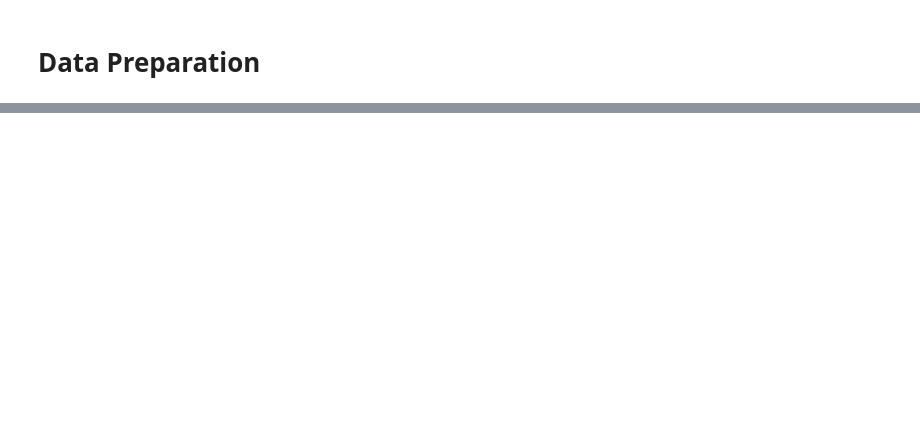
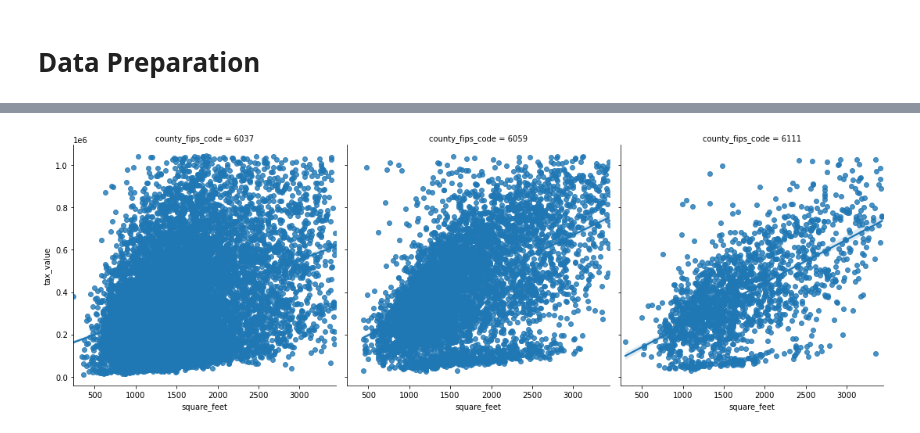
Before and after one commit to aliciag92/regression-project, a Jupyter notebook: zillow-report.ipynb, the cells around one changed output, grey strips where cells are left out. Saved outputs shown, nothing was run; the diff lists cells and outputs as text; code cells hidden in the pictures; blank space fills up the shorter version.

```diff
--- a/zillow-report.ipynb
+++ b/zillow-report.ipynb
@@ -245,0 +303,5 @@ df.head()
+# %%
+sns.lmplot(data=train, x='square_feet', y='tax_value', col = 'county_fips_code', col_wrap=3)
+plt.show()
+# %% [output]
+[figure, added]
```
Also changed, not shown: parts of 70 cells of this notebook, 1 other file.
